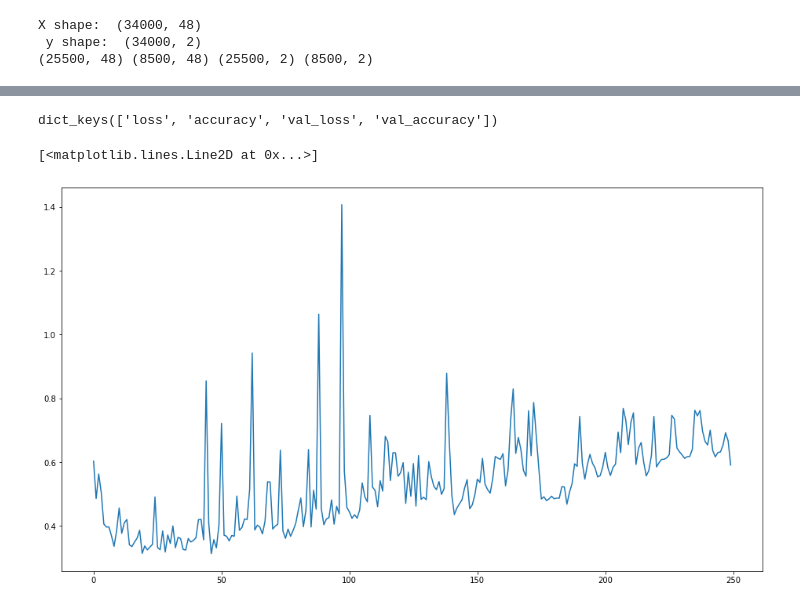
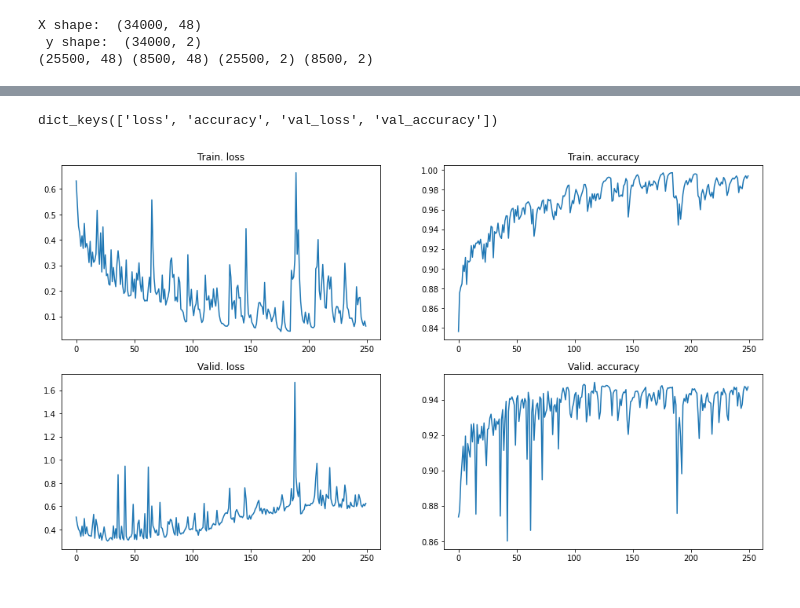
Before and after one commit to euregab/pokemon_challenge, a Jupyter notebook: training.ipynb, the cells around one changed output, grey strips where cells are left out. Drawn from its saved outputs; the diff is of its cells as text; code cells hidden in the pictures.

Commit message:
added a complete training and function to get the winner

```diff
--- a/training.ipynb
+++ b/training.ipynb
@@ -189,7 +191,7 @@ total_features = ['HP1', 'Attack1', 'Defense1', 'Sp. Atk1', 'Sp. Def1', 'Speed1'
 def load_data(path):
     data = pd.read_csv(path)
     #ci serve un target OneHot di lunghezza 2 (es. [0, 1] se è il secondo Pokémon a vincere)
-    data["isFirst"] = data["Winner"] == data["First_pokemon"]
+    data["isFirst"] = data["Winner"] == data["Second_pokemon"]
     data["id"] = data["First_pokemon"].astype("str") + "-" + data["Second_pokemon"].astype("str")
     data= data.drop(columns=["First_pokemon", "Second_pokemon"]).merge(cross_pokemon_data, on="id")
     X = data[total_features].values
@@ -262,8 +262,15 @@ Epoch 250/250
-# %%
-print(history.history.keys())
-plt.figure(figsize=(16,9))
-plt.plot(history.history["val_loss"])
-# %% [output]
-dict_keys(['loss', 'accuracy', 'val_loss', 'val_accuracy'])
-[<matplotlib.lines.Line2D at 0x...>]
-[figure, removed]
+# %%
+print(history.history.keys())
+fig, axs = plt.subplots(2, 2, figsize=(16,9))
+axs[0,0].plot(history.history["loss"])
+axs[0,0].set_title("Train. loss")
+axs[0,1].plot(history.history["accuracy"])
+axs[0,1].set_title("Train. accuracy")
+axs[1,0].plot(history.history["val_loss"])
+axs[1,0].set_title("Valid. loss")
+axs[1,1].plot(history.history["val_accuracy"])
+axs[1,1].set_title("Valid. accuracy")
+plt.show()
+# %% [output]
+dict_keys(['loss', 'accuracy', 'val_loss', 'val_accuracy'])
+[figure, added]
```
Also changed, not shown: parts of 11 cells of this notebook.
